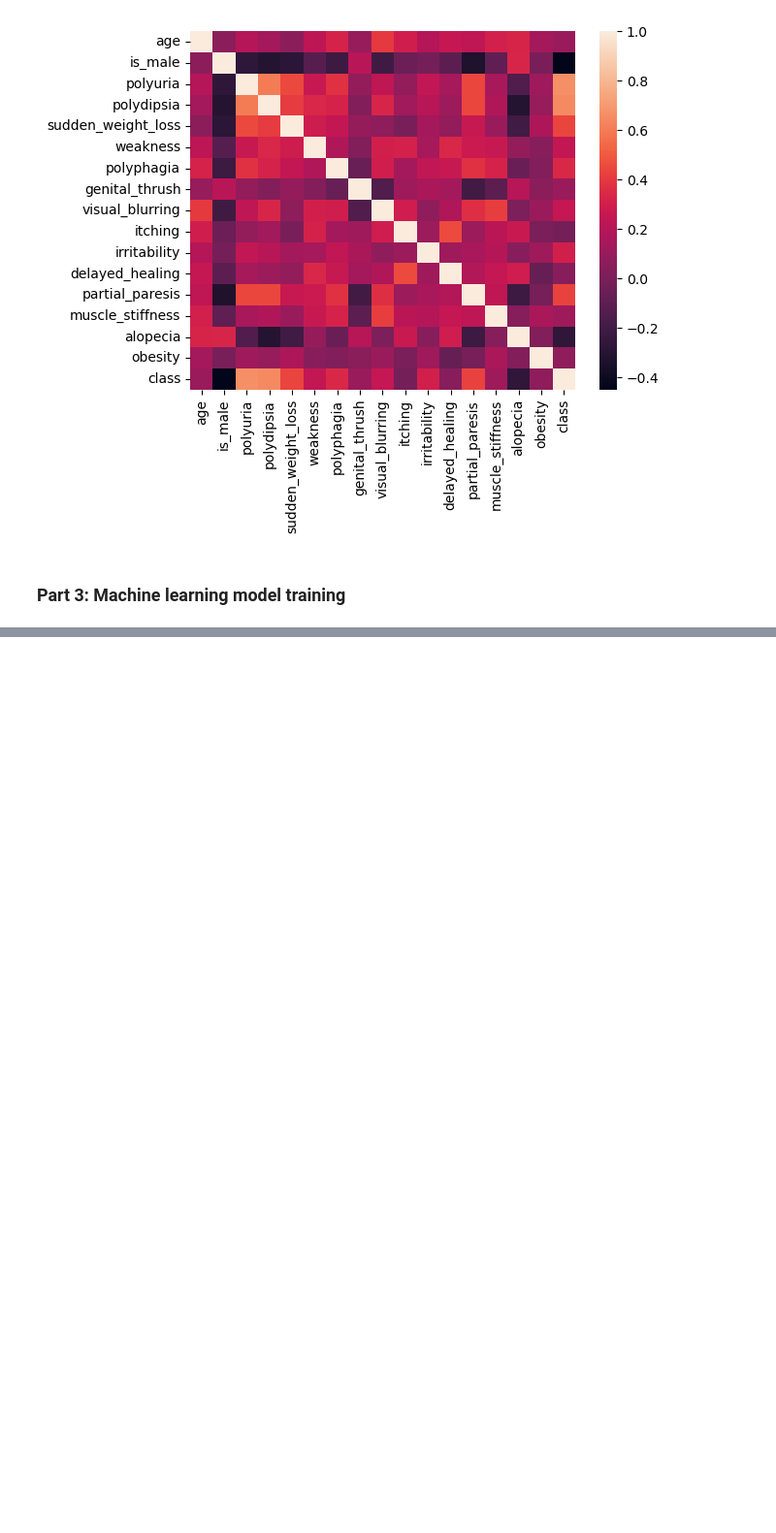
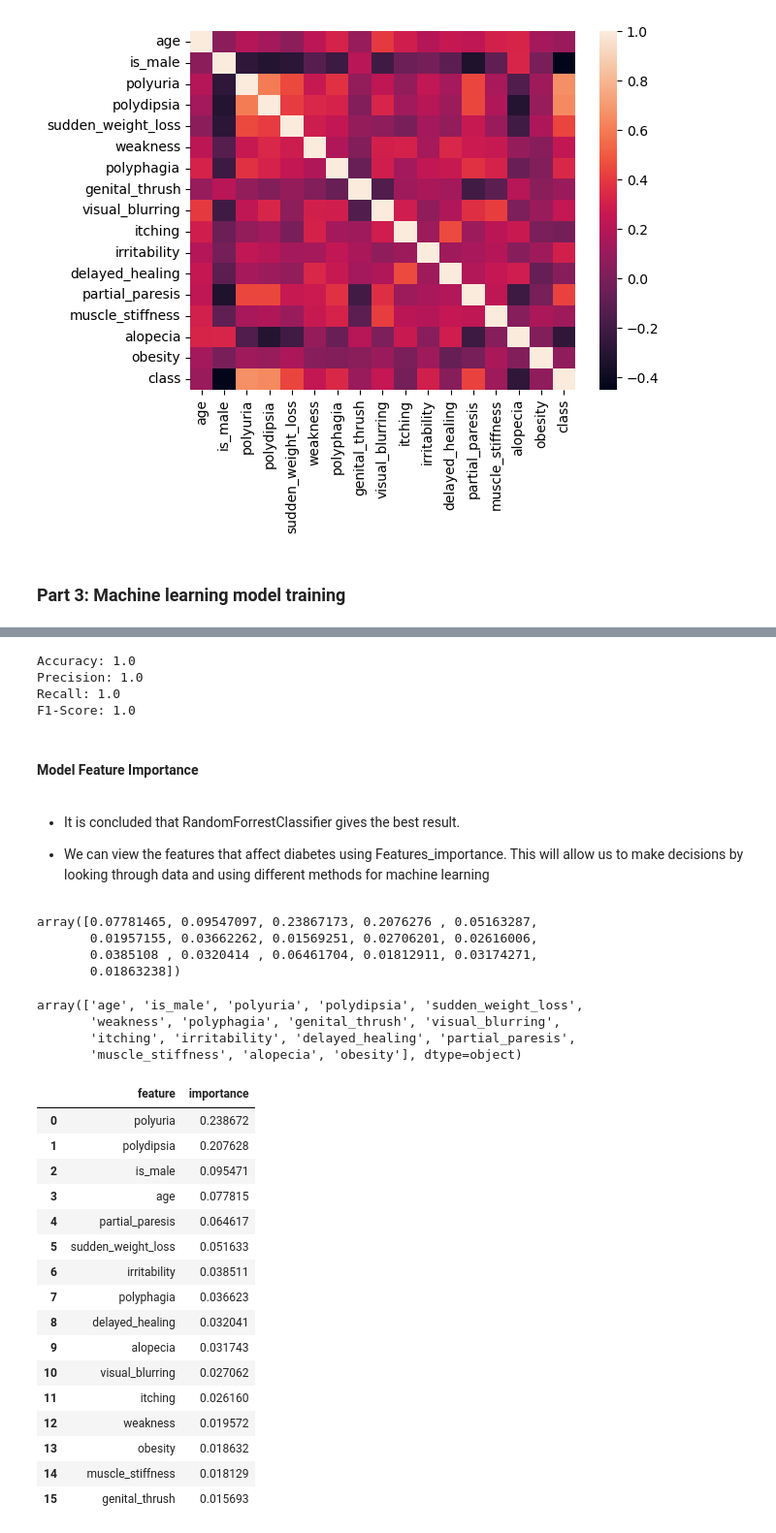
Before and after one commit to andazi/goal-data-science, a Jupyter notebook: Data science tools,statistics and probability/EARLY DIABETES DETECTION.ipynb, the cells around one changed output, grey strips where cells are left out. Shown at 97% size. Saved outputs shown, nothing was run; the diff lists cells and outputs as text; code cells hidden in the pictures; blank space fills up the shorter version.

Commit message:
features importance

```diff
--- a/Data science tools,statistics and probability/EARLY DIABETES DETECTION.ipynb
+++ b/Data science tools,statistics and probability/EARLY DIABETES DETECTION.ipynb
@@ -562,0 +569,4 @@ F1-Score: 0.921875
+# %%
+tree = DecisionTreeClassifier()
+tree.fit(X_train, y_train)
+tree_pred = tree.predict(X_test)
@@ -562,0 +606,4 @@ F1-Score: 0.921875
+# %%
+forest = RandomForestClassifier()
+forest.fit(X_train, y_train)
+forest_pred = forest.predict(X_test)
@@ -562,0 +626,55 @@ F1-Score: 0.921875
+# %%
+accuracy = accuracy_score(y_test, forest_pred)
+precision = precision_score(y_test, forest_pred)
+recall = recall_score(y_test, forest_pred)
+f1 = f1_score(y_test, forest_pred)
+
+print("Accuracy:", accuracy)
+print("Precision:", precision)
+print("Recall:", recall)
+print("F1-Score:", f1)
+# %% [output]
+Accuracy: 1.0
+Precision: 1.0
+Recall: 1.0
+F1-Score: 1.0
+# %% [markdown]
+#### Model Feature Importance
+# %% [markdown]
+- It is concluded that RandomForrestClassifier gives the best result.
+
+- We can view the features that affect diabetes using Features_importance. This will allow us to make decisions by looking through data and using different methods for machine learning
+# %%
+forest.feature_importances_
+# %% [output]
+array([0.07781465, 0.09547097, 0.23867173, 0.2076276 , 0.05163287,
+       0.01957155, 0.03662262, 0.01569251, 0.02706201, 0.02616006,
+       0.0385108 , 0.0320414 , 0.06461704, 0.01812911, 0.03174271,
+       0.01863238])
+# %%
+X.columns
+# %% [output]
+array(['age', 'is_male', 'polyuria', 'polydipsia', 'sudden_weight_loss',
+       'weakness', 'polyphagia', 'genital_thrush', 'visual_blurring',
+       'itching', 'irritability', 'delayed_healing', 'partial_paresis',
+       'muscle_stiffness', 'alopecia', 'obesity'], dtype=object)
+# %%
+df_importance = pd.DataFrame({'feature': X.columns, 'importance': forest.feature_importances_}).sort_values('importance', ascending=False).reset_index(drop=True)
+# %% [output]
+|  | feature | importance |
+| 0 | polyuria | 0.238672 |
+| 1 | polydipsia | 0.207628 |
+| 2 | is_male | 0.095471 |
+| 3 | age | 0.077815 |
+| 4 | partial_paresis | 0.064617 |
+| 5 | sudden_weight_loss | 0.051633 |
+| 6 | irritability | 0.038511 |
+| 7 | polyphagia | 0.036623 |
+| 8 | delayed_healing | 0.032041 |
+| 9 | alopecia | 0.031743 |
+| 10 | visual_blurring | 0.027062 |
+| 11 | itching | 0.026160 |
+| 12 | weakness | 0.019572 |
+| 13 | obesity | 0.018632 |
+| 14 | muscle_stiffness | 0.018129 |
+| 15 | genital_thrush | 0.015693 |
```
Also changed, not shown: parts of 44 cells of this notebook, 1 other file.
